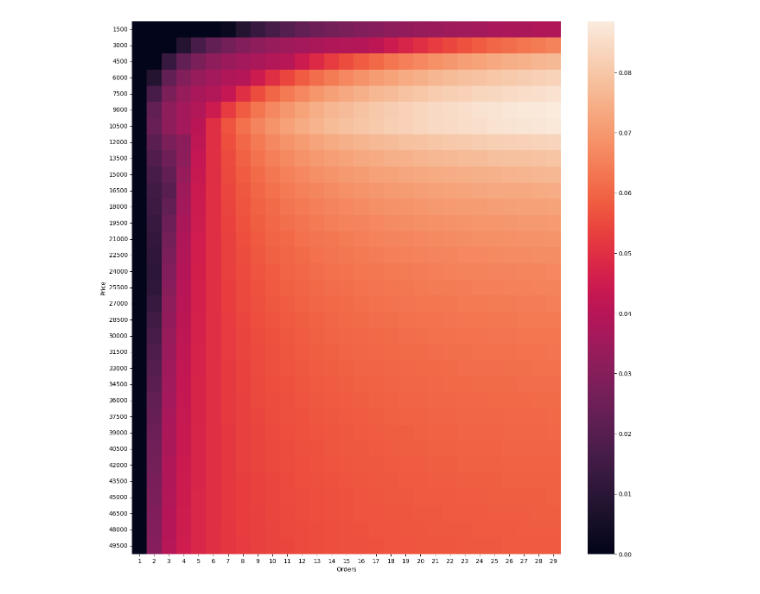
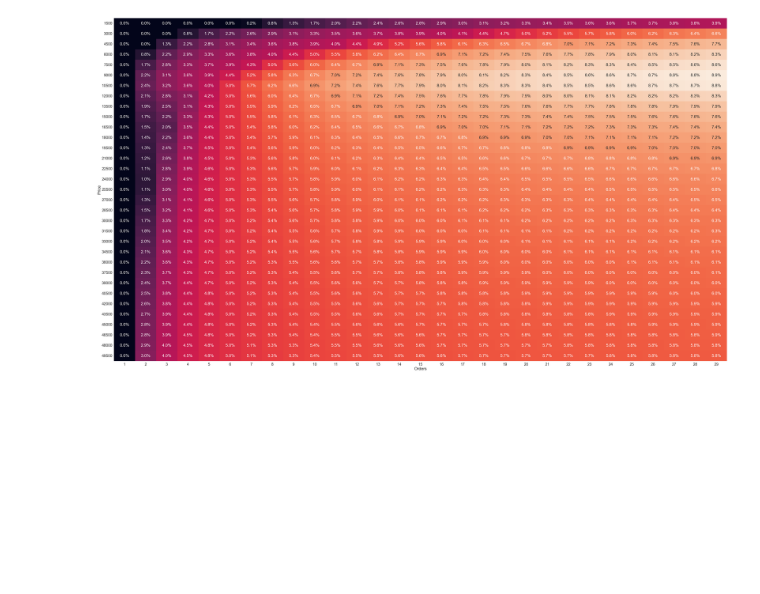
Before and after one commit to PhakphumV/fastwork-commission-table, a Jupyter notebook: index-notebook.ipynb, the cells around one changed output. Cells and saved outputs as stored; diff of their text form; code cells hidden in the pictures; blank space fills up the shorter version.

Commit message:
Update graph generators

```diff
--- a/index-notebook.ipynb
+++ b/index-notebook.ipynb
@@ -52,6 +28,24 @@ df_pivot = pd.pivot_table(df,values='Cost_Diff%',index=['Price'],columns=['Order
-# %%
-plt.figure(figsize=(16, 16))
-sns.heatmap(df_pivot,annot=False,fmt="%")
-plt.savefig('heatmap_1500.png')
-# %% [output]
-[figure, removed]
+# %%
+def plot_heatmap(name,START_PRICE,STEP_PRICE,END_PRICE,ORDERS):
+    price_matrix = [[i,j] for i in range(START_PRICE,END_PRICE,STEP_PRICE) for j in range(1,ORDERS)]
+    df = pd.DataFrame(price_matrix, columns=['Price','Orders'])
+    df['Total_Price'] = df['Price'] * df['Orders']
+    df['Cost_Multiple'] = df['Price'].apply(total_cost) * df['Orders']
+    df['Cost_Single'] = df['Total_Price'].apply(total_cost)
+    df['Cost_Diff'] = df['Cost_Multiple'] - df['Cost_Single']
+    df['Cost_Diff%'] = (df['Cost_Diff']/df['Total_Price'])
+    df_pivot = pd.pivot_table(df,values='Cost_Diff%',index=['Price'],columns=['Orders'])
+    plt.figure(figsize=(64, 36))
+    sns.set(font_scale=2)
+    sns.heatmap(df_pivot,annot=True,fmt=".1%",cbar=False)
+    plt.savefig('heatmap_1500.png')
+# %%
+# Input parameters
+NAME         = 'heatmap_1500.png'
+START_PRICE  = 1500    # Starting price
+STEP_PRICE   = 1500     # Price to increase in each row
+END_PRICE    = 50000  # Price at the end of the table
+ORDERS       = 30      #
+plot_heatmap(NAME,START_PRICE,STEP_PRICE,END_PRICE,ORDERS)
+# %% [output]
+[figure, added]
```
Also changed, not shown: parts of 15 cells of this notebook, 1 other file.
